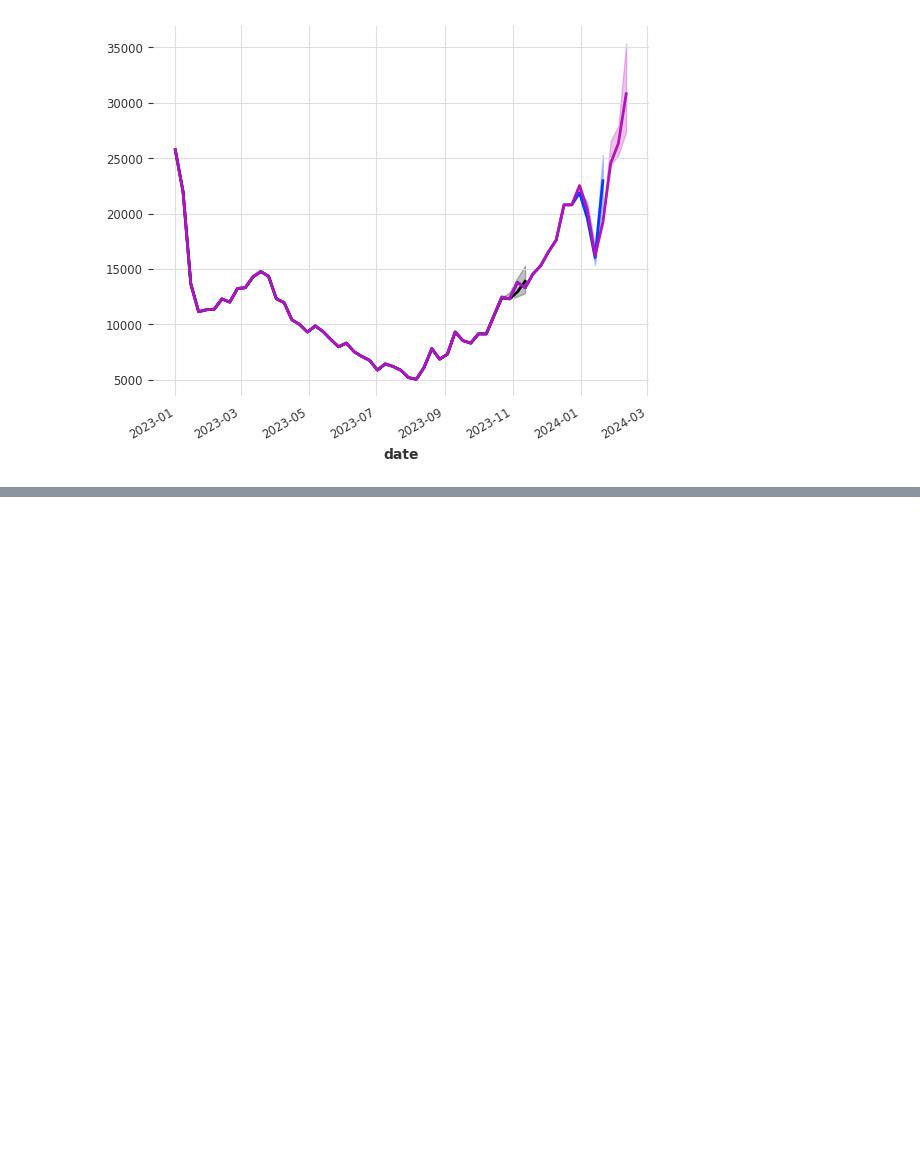
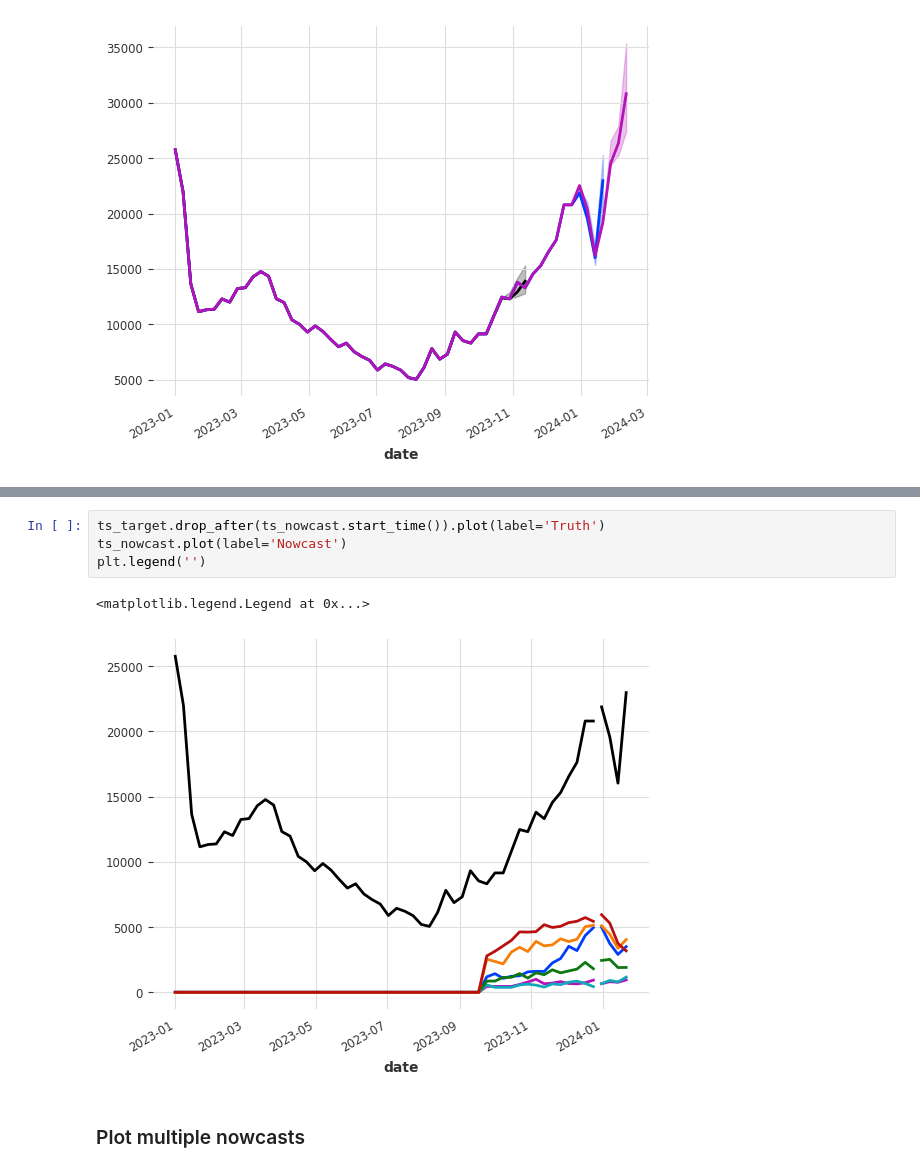
Before and after one commit to dwolffram/SARI-ML, a Jupyter notebook: notebooks/realtime.ipynb, the cells around one changed output, grey strips where cells are left out. Drawn from its saved outputs; the diff is of its cells as text; blank space fills up the shorter version.

```diff
--- a/notebooks/realtime.ipynb
+++ b/notebooks/realtime.ipynb
@@ -107,0 +120,9 @@ plt.legend('')
+# %%
+ts_target.drop_after(ts_nowcast.start_time()).plot(label='Truth')
+ts_nowcast.plot(label='Nowcast')
+plt.legend('')
+# %% [output]
+<matplotlib.legend.Legend at 0x...>
+[figure, added]
+# %% [markdown]
+### Plot multiple nowcasts
```
Also changed, not shown: parts of 7 cells of this notebook, 12 other files.
